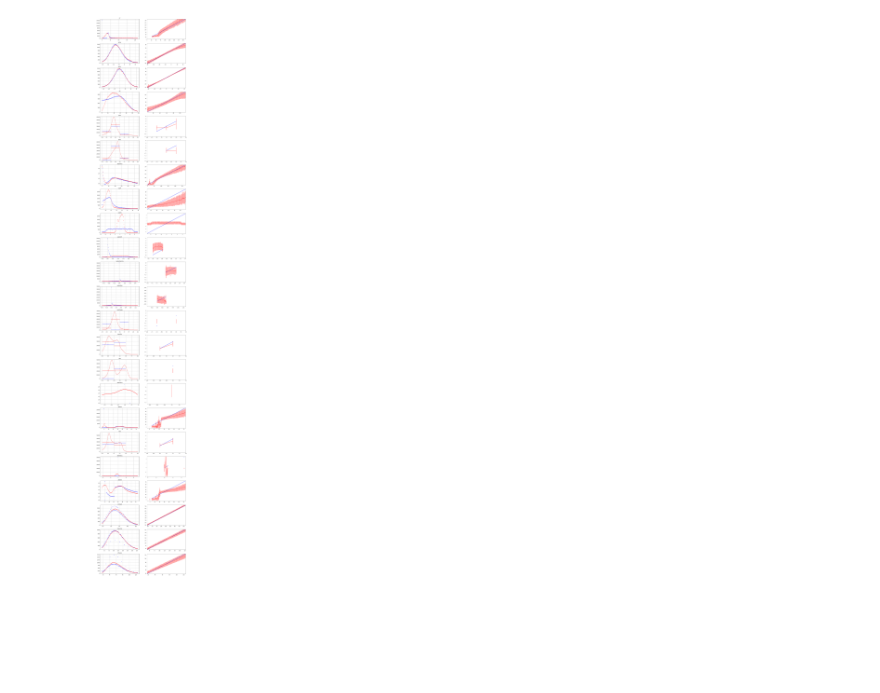
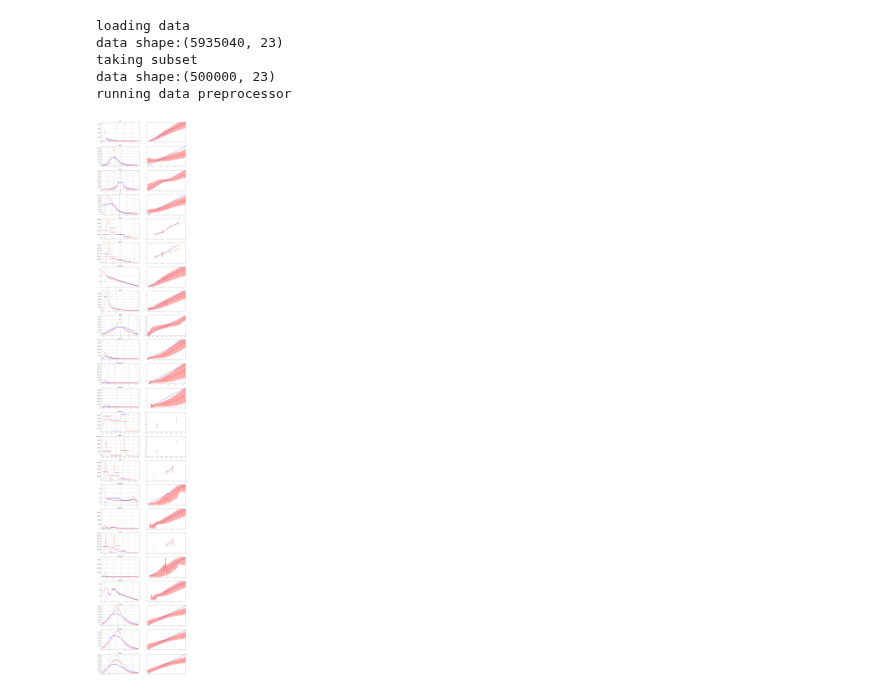
Before and after one commit to oliverkn/alad-for-lhc, a Jupyter notebook: alad_mod/reconstruction_pdf.ipynb, the cells around one changed output. Cells and saved outputs as stored; diff of their text form; code cells hidden in the pictures; blank space fills up the shorter version.

```diff
--- a/alad_mod/reconstruction_pdf.ipynb
+++ b/alad_mod/reconstruction_pdf.ipynb
@@ -11,14 +15,18 @@ from data.hlf_dataset_utils import load_data
 # %%
 #paths
-result_path = '/home/oliverkn/pro/results/4_4/alad/2/'
+result_path = '/home/oliverkn/pro/results/4_4/alad/33/'
 data_path = '/home/oliverkn/pro/data/hlf_set'
-config_file = result_path + 'python/config.py'
-weights_file = result_path + 'model-32000'
+config_file = result_path + 'config.py'
+weights_file = result_path + 'model-200000'
 
-# parameters
 max_samples = 500_000
 
 # loading config
 spec = importlib.util.spec_from_file_location('config', config_file)
 config = importlib.util.module_from_spec(spec)
 spec.loader.exec_module(config)
+
+# loading alad
+tf.reset_default_graph()
+ad = ALAD(config, tf.Session())
+ad.load(weights_file)
@@ -43,17 +68,24 @@ x_recon = ad.recon(x)
 # %%
-hlf_features = ['HT', 'METp', 'METo', 'MT', 'nJets',
-                'bJets', 'allJetMass', 'LepPt', 'LepEta',
-                'LepIsoCh', 'LepIsoGamma', 'LepIsoNeu', 'LepCharge',
-                'LepIsEle', 'nMu', 'allMuMass', 'allMuPt', 'nEle',
-                'allEleMass', 'allElePt', 'nChHad', 'nNeuHad', 'nPhoton']
+# loading data
+print('loading data')
+x, y = load_data(data_path, set='valid', type='mix', shuffle=True)
+print('data shape:' + str(x.shape))
+# take subset
+if x.shape[0] > max_samples:
+    print('taking subset')
+    x, y = x[:max_samples], y[:max_samples]
+print('data shape:' + str(x.shape))
+print('running data preprocessor')
+x = preprocessor.transform(x)
 
+# plotting
 plot_mode ={}
 plot_mode.update(dict.fromkeys(['nJets', 'bJets','LepCharge','LepIsEle', 'nMu','nEle'],'discrete'))
 plot_mode.update(dict.fromkeys(['LepIso', 'allJetMass','allMuMass', 'allMuPt''allEleMass', 'allElePt'],'log'))
 
-f, ax_arr = plt.subplots(len(hlf_features),2, figsize=(18,120))
-
-for i, name in enumerate(hlf_features):
+x_recon = ad.recon(x)
+f, ax_arr = plt.subplots(len(feature_names),2, figsize=(18,120))
+for i, name in enumerate(feature_names):
     x_i = x[:,i]
     x_recon_i = x_recon[:,i]
 
@@ -109,31 +141,36 @@ for i, name in enumerate(hlf_features):
         mean, bin_edges, _ = binned_statistic(x_i, x_i, statistic='mean', bins=bins_dis)
         mean_recon, bin_edges, _ = binned_statistic(x_i, x_recon_i, statistic='mean', bins=bins_dis)
         std_recon, bin_edges, _ = binned_statistic(x_i, x_recon_i, statistic=np.std, bins=bins_dis)
         bincenters = 0.5*(bin_edges[1:]+bin_edges[:-1])
 
         ax1.plot(bincenters, mean,'.-b')
         ax1.errorbar(bincenters, mean_recon, yerr=std_recon, color='r')
         ax1.set(xlim=histo_range, ylim=histo_range)
 
     elif plot_mode[name] == 'log':
         n_bins = 100
 
         bin_content, bin_edges = np.histogram(x_i, bins=n_bins, range=histo_range)
         ax0.semilogy(bin_edges[:-1], bin_content,'b.')
 
         bin_content, bin_edges = np.histogram(x_recon_i, bins=n_bins, range=histo_range)
         ax0.semilogy(bin_edges[:-1], bin_content,'r.')
 
         mean, bin_edges, _ = binned_statistic(x_i, x_i, statistic='mean', bins=n_bins,range=histo_range)
         mean_recon, bin_edges, _ = binned_statistic(x_i, x_recon_i, statistic='mean', bins=n_bins,range=histo_range)
         std_recon, bin_edges, _ = binned_statistic(x_i, x_recon_i, statistic=np.std, bins=n_bins,range=histo_range)
 
         ax1.plot(bin_edges[:-1], mean, color='b')
         ax1.errorbar(bin_edges[:-1], mean_recon, yerr=std_recon, color='r')
         ax1.set(xlim=histo_range, ylim=histo_range)
 
     else: raise Exception()
 
 plt.show()
 # %% [output]
+loading data
+data shape:(5935040, 23)
+taking subset
+data shape:(500000, 23)
+running data preprocessor
-[figure, old version]
+[figure, new version]
```
Also changed, not shown: parts of 4 cells of this notebook, 5 other files.
